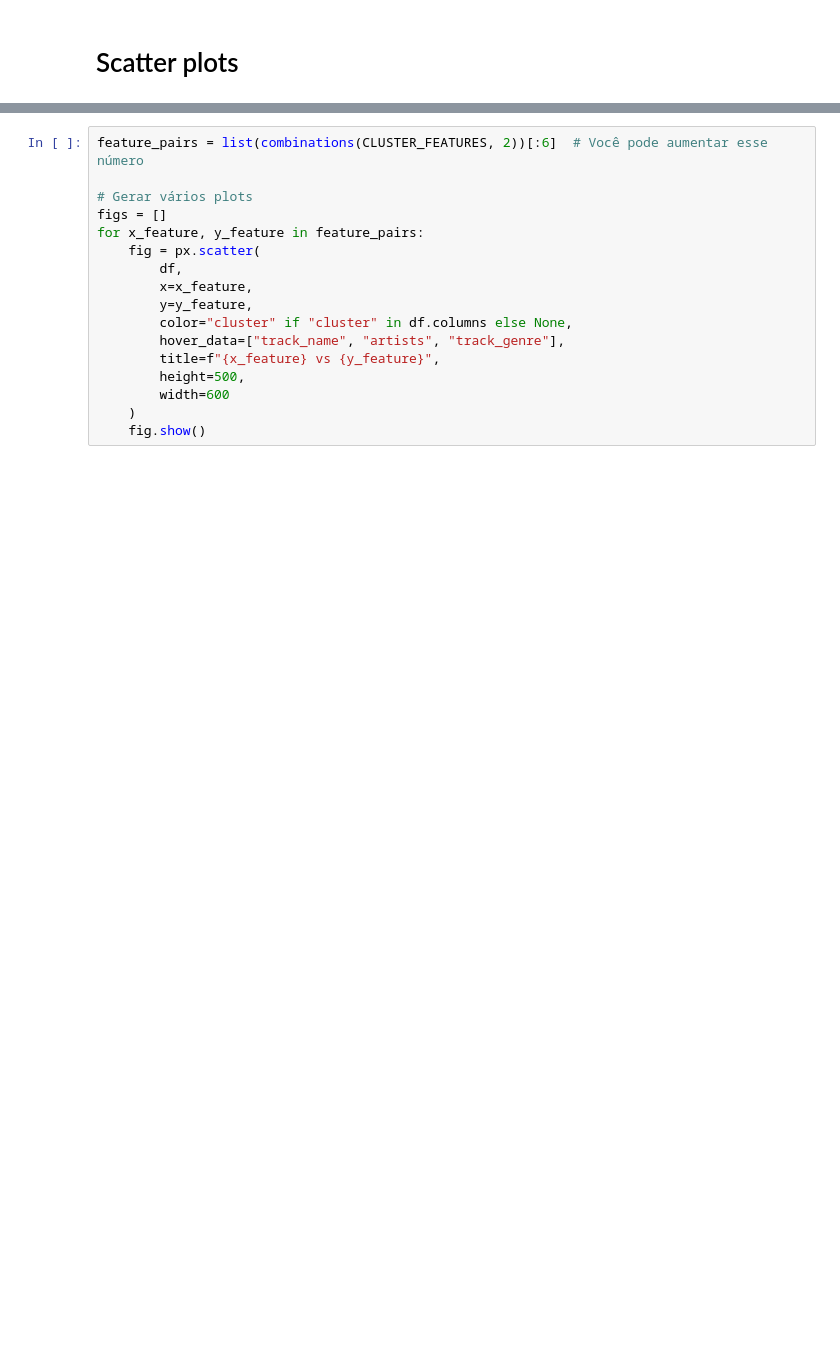
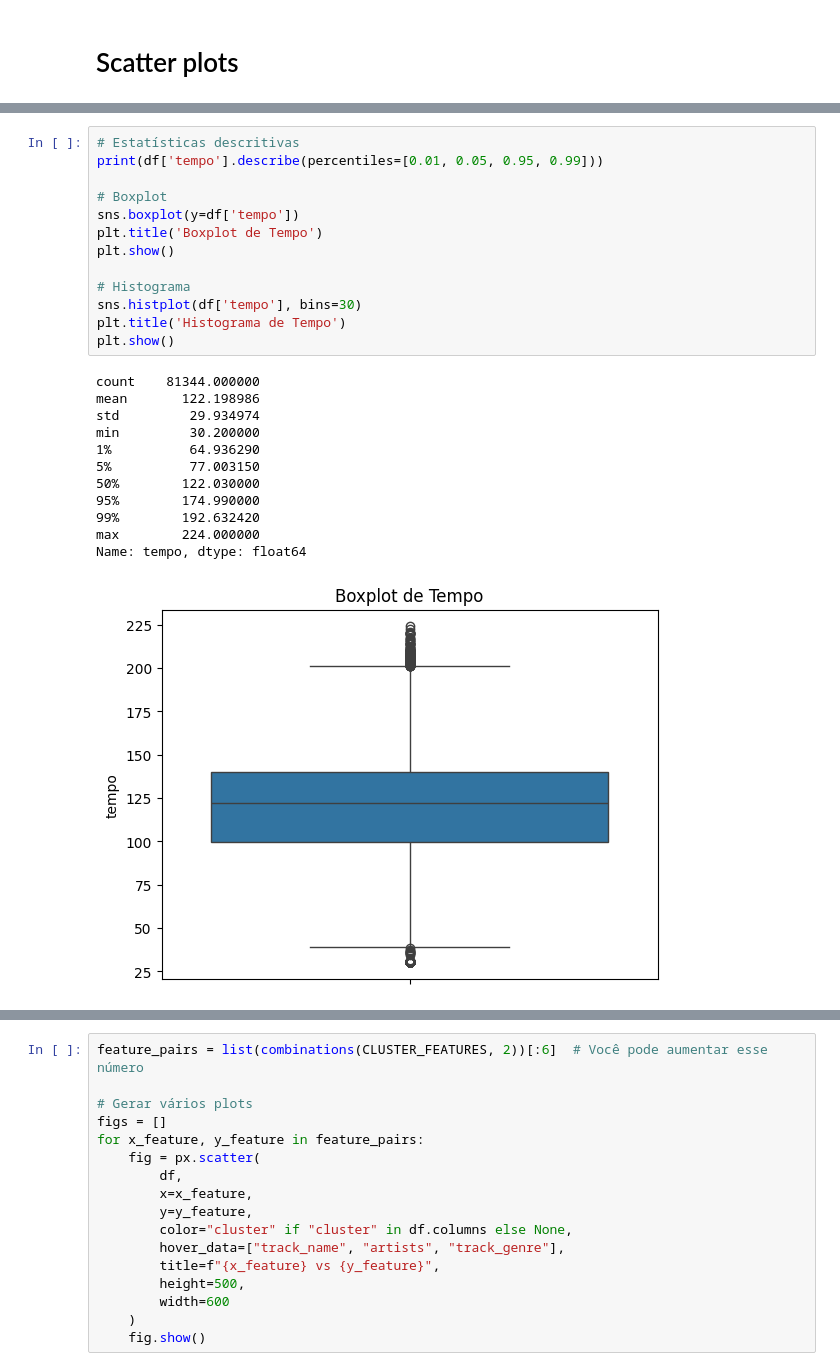
Before and after one commit to allanjfarias/PISI3, a Jupyter notebook: notebooks/scatter_plots.ipynb, the cells around one changed output, grey strips where cells are left out. Saved outputs shown, nothing was run; the diff lists cells and outputs as text; blank space fills up the shorter version.

```diff
--- a/notebooks/scatter_plots.ipynb
+++ b/notebooks/scatter_plots.ipynb
@@ -22,0 +31,26 @@ CLUSTER_FEATURES = [
+# %%
+# Estatísticas descritivas
+print(df['tempo'].describe(percentiles=[0.01, 0.05, 0.95, 0.99]))
+
+# Boxplot
+sns.boxplot(y=df['tempo'])
+plt.title('Boxplot de Tempo')
+plt.show()
+
+# Histograma
+sns.histplot(df['tempo'], bins=30)
+plt.title('Histograma de Tempo')
+plt.show()
+# %% [output]
+count    81344.000000
+mean       122.198986
+std         29.934974
+min         30.200000
+1%          64.936290
+5%          77.003150
+50%        122.030000
+95%        174.990000
+99%        192.632420
+max        224.000000
+Name: tempo, dtype: float64
+[figure, added]
```
Also changed, not shown: parts of 3 cells of this notebook, 7 other files.
